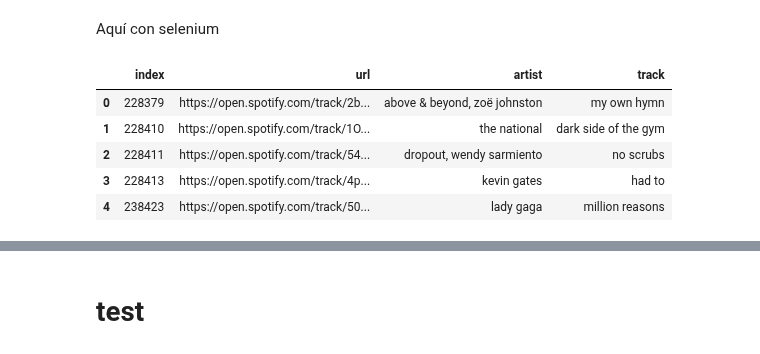
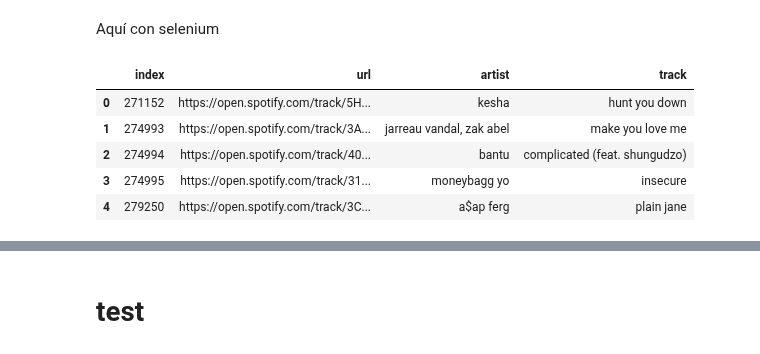
Before and after one commit to annassanchez/ETL_project, a Jupyter notebook: notebooks/4-scraping_genius.ipynb, the cells around one changed output, grey strips where cells are left out. Cells and saved outputs as stored; diff of their text form; code cells hidden in the pictures.

```diff
--- a/notebooks/4-scraping_genius.ipynb
+++ b/notebooks/4-scraping_genius.ipynb
@@ -286,15 +286,15 @@ almacen_paginas = {
 # %%
 #test = tracks.iloc[(513 + 192):,:].reset_index(drop=True)
 test = tracks.iloc[(len(almacen_paginas['url'])):,:].reset_index(drop=True)
-filename = 'genius_dataset_scraped5'
+filename = 'genius_dataset_scraped6'
 test.head()
 # %% [output]
 |  | index | url | artist | track |
-| 0 | 228379 | https://open.spotify.com/track/2b... | above & beyond, zoë johnston | my own hymn |
-| 1 | 228410 | https://open.spotify.com/track/1O... | the national | dark side of the gym |
-| 2 | 228411 | https://open.spotify.com/track/54... | dropout, wendy sarmiento | no scrubs |
-| 3 | 228413 | https://open.spotify.com/track/4p... | kevin gates | had to |
-| 4 | 238423 | https://open.spotify.com/track/50... | lady gaga | million reasons |
+| 0 | 271152 | https://open.spotify.com/track/5H... | kesha | hunt you down |
+| 1 | 274993 | https://open.spotify.com/track/3A... | jarreau vandal, zak abel | make you love me |
+| 2 | 274994 | https://open.spotify.com/track/40... | bantu | complicated (feat. shungudzo) |
+| 3 | 274995 | https://open.spotify.com/track/31... | moneybagg yo | insecure |
+| 4 | 279250 | https://open.spotify.com/track/3C... | a$ap ferg | plain jane |
 # %%
 #almacen_paginas['pagina'].append(np.nan)
 #almacen_paginas['lyrics'].append(np.nan)
```
Also changed, not shown: parts of 2 cells of this notebook.
